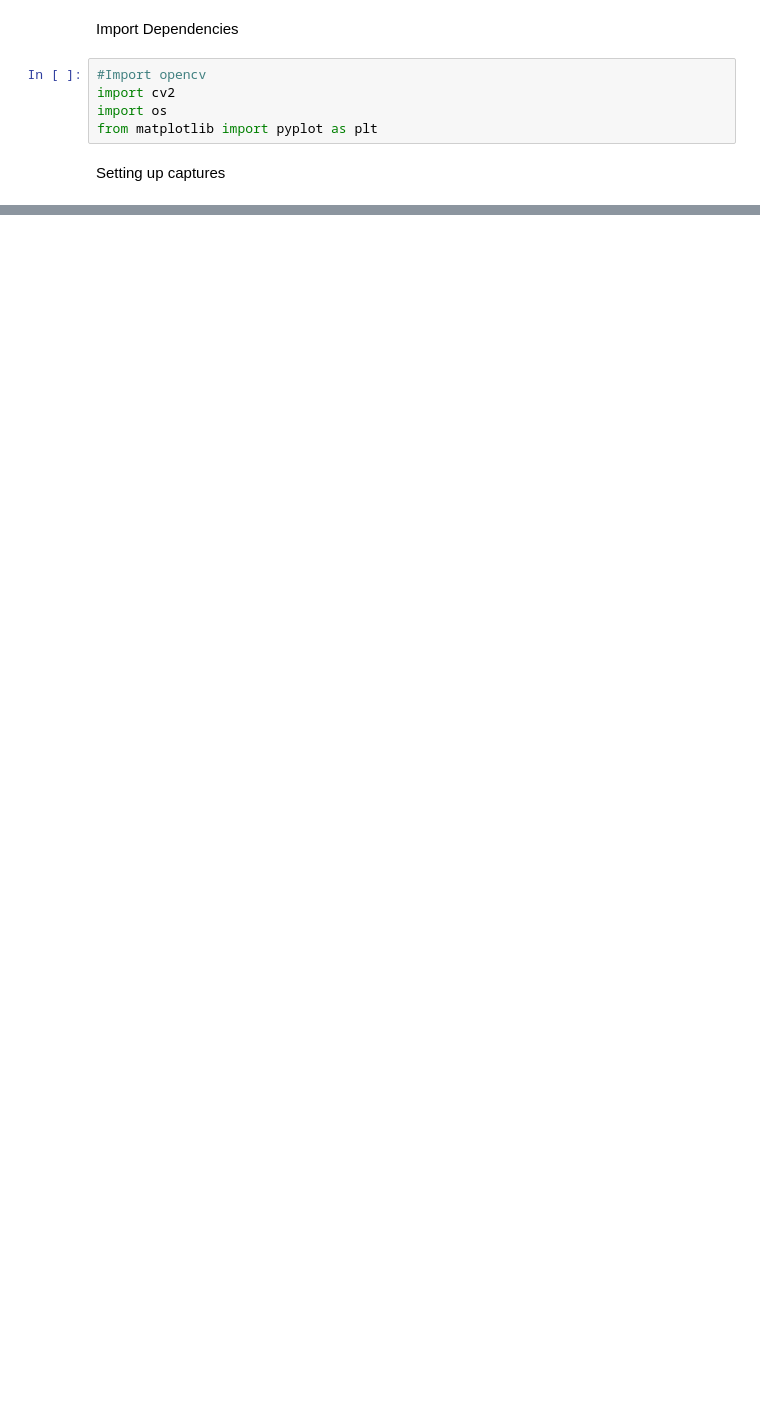
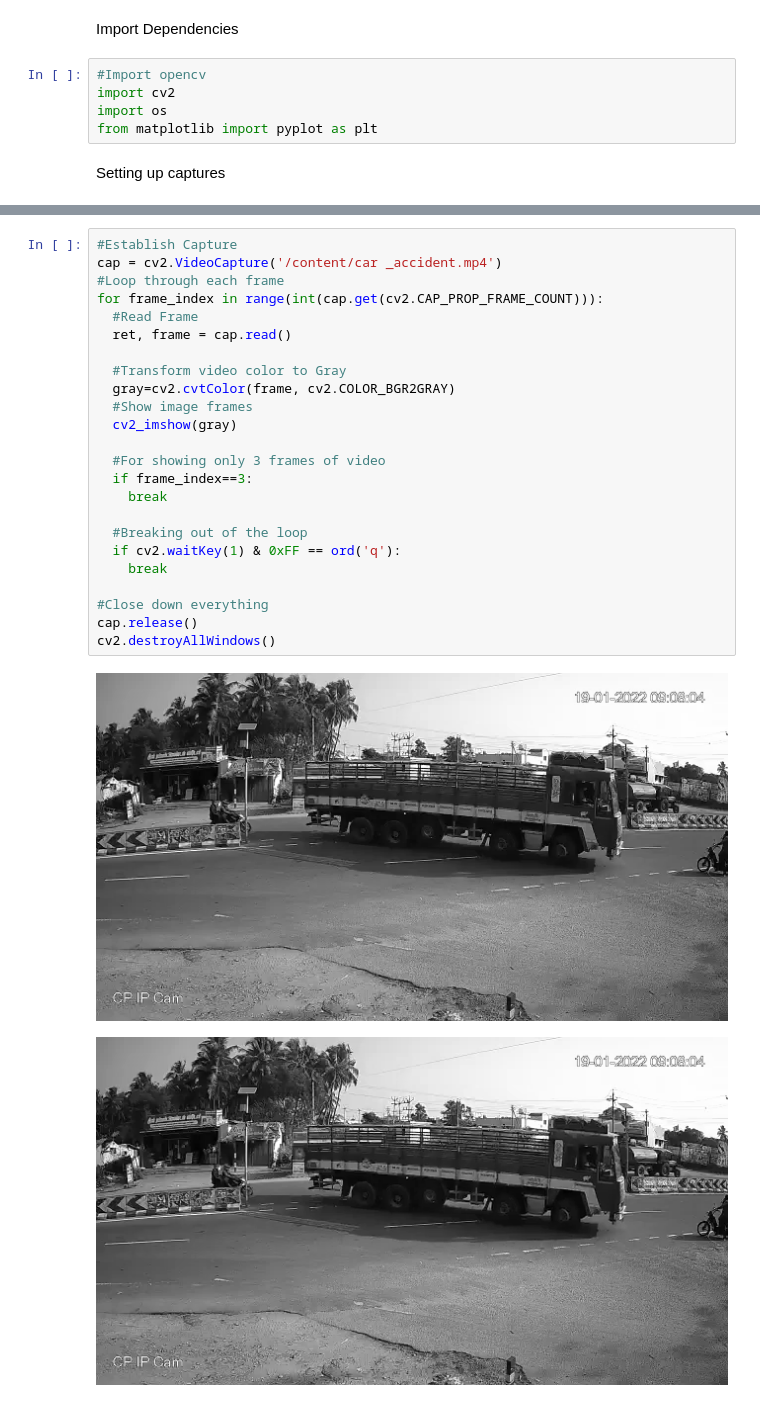
Before and after one commit to geopr2030/VidCam, a Jupyter notebook: VidCam.ipynb, the cells around one changed output, grey strips where cells are left out. Saved outputs shown, nothing was run; the diff lists cells and outputs as text; blank space fills up the shorter version.

```diff
--- a/VidCam.ipynb
+++ b/VidCam.ipynb
@@ -25,0 +88,27 @@ plt.show()
+# %%
+#Establish Capture
+cap = cv2.VideoCapture('/content/car _accident.mp4')
+#Loop through each frame
+for frame_index in range(int(cap.get(cv2.CAP_PROP_FRAME_COUNT))):
+  #Read Frame
+  ret, frame = cap.read()
+
+  #Transform video color to Gray
+  gray=cv2.cvtColor(frame, cv2.COLOR_BGR2GRAY)
+  #Show image frames
+  cv2_imshow(gray)
+
+  #For showing only 3 frames of video
+  if frame_index==3:
+    break
+
+  #Breaking out of the loop
+  if cv2.waitKey(1) & 0xFF == ord('q'):
+    break
+
+#Close down everything
+cap.release()
+cv2.destroyAllWindows()
+# %% [output]
+[figure, added]
+[figure, added]
```
Also changed, not shown: parts of 18 cells of this notebook.
